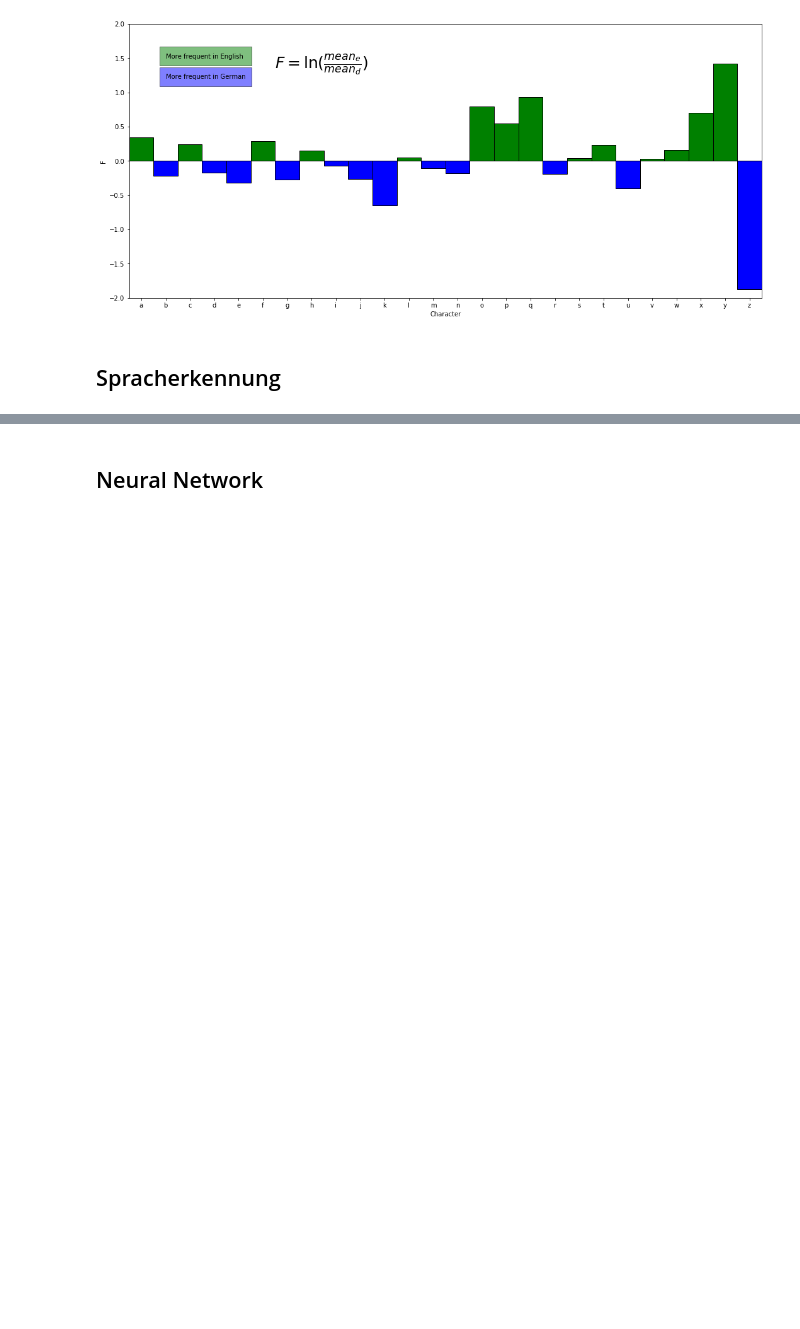
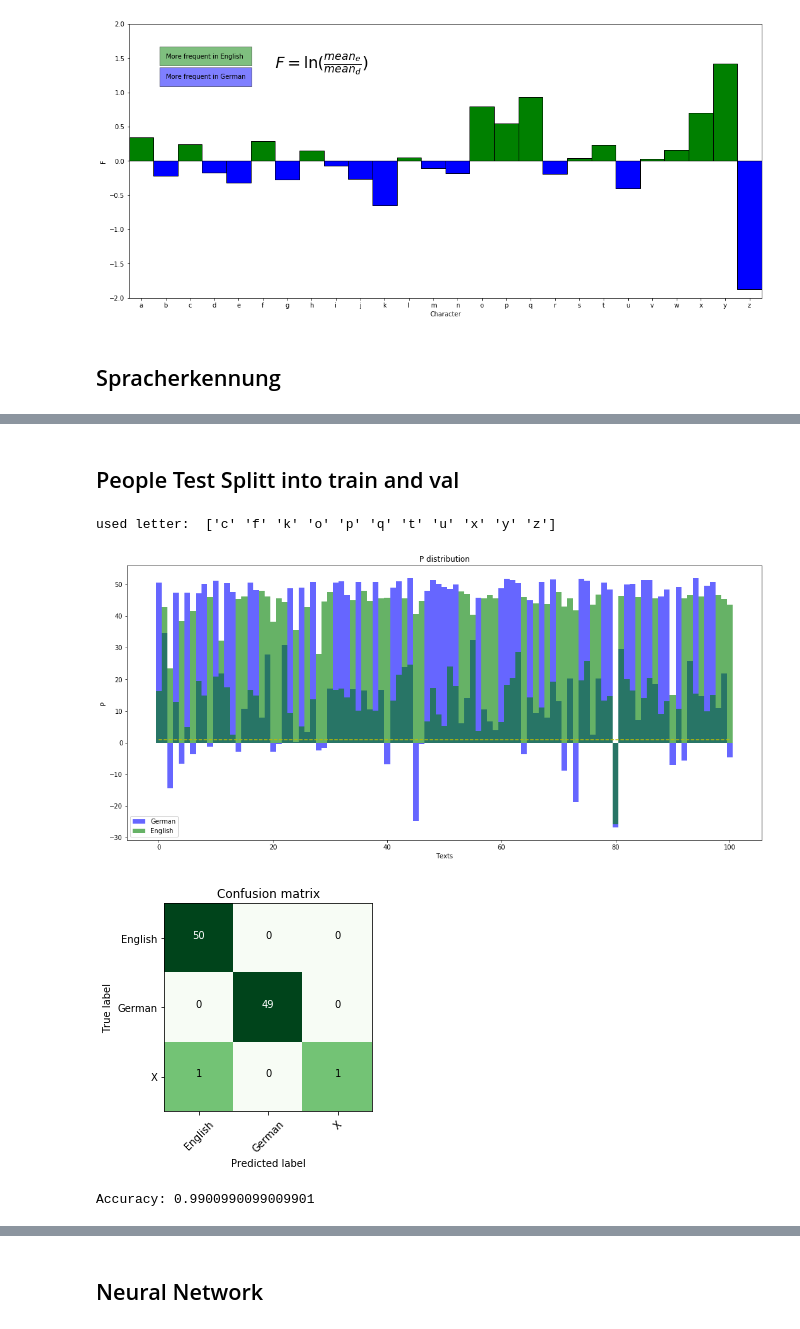
Before and after one commit to swordbreaker/NLP, a Jupyter notebook: Assignment1/Assignment_1_skeleton.ipynb, the cells around one changed output, grey strips where cells are left out. Saved outputs shown, nothing was run; the diff lists cells and outputs as text; code cells hidden in the pictures; blank space fills up the shorter version.

```diff
--- a/Assignment1/Assignment_1_skeleton.ipynb
+++ b/Assignment1/Assignment_1_skeleton.ipynb
@@ -344,0 +265,43 @@ Accuracy: 0.9950738916256158
+# %% [markdown]
+## People Test Splitt into train and val
+# %%
+idx = np.arange(len(people_test['text']))
+np.random.shuffle(idx)
+n = len(idx)
+
+ppl_test = np.array(people_test['text'])[idx]
+lang_true2 = lang_true[idx]
+split = n // 2
+
+x_test = ppl_test[:split]
+x_val = ppl_test[split+1:]
+
+y_test = lang_true2[:split]
+y_val = lang_true2[split+1:]
+
+
+mean_en_test, std_en_test, dist_en_test = load_np_distribution('mean_en_test.npy', 'std_en_test.npy', 'dist_en_test.npy',
+                                                lambda: character_distribution(people_en['text']))
+
+mean_de_test, std_de_test, dist_de_test = load_np_distribution('mean_de.npy', 'std_de.npy', 'dist_de.npy',
+                                                lambda: character_distribution(people_de['text']))
+
+np.save('mean_en_test.npy', mean_en_test)
+np.save('std_en_test.npy', std_en_test)
+np.save('dist_en_test.npy', dist_en_test)
+
+np.save('mean_de_test.npy', mean_de_test)
+np.save('std_de_test.npy', std_de_test)
+np.save('dist_de_test.npy', dist_de_test)
+
+detector2 = language_detector(mean_en_test, std_en_test, mean_de_test, std_en_test, epsilon=epsilon, mean_freq_threshold=mean_freq_threshold)
+
+detector2.determine_language(x_val)
+detector2.plot_p_distribution()
+cm = detector2.cm(y_val)
+detector2.print_accuracy(cm)
+# %% [output]
+used letter:  ['c' 'f' 'k' 'o' 'p' 'q' 't' 'u' 'x' 'y' 'z']
+[figure, added]
+[figure, added]
+Accuracy: 0.9900990099009901
```
Also changed, not shown: parts of 25 cells of this notebook, 6 other files.
